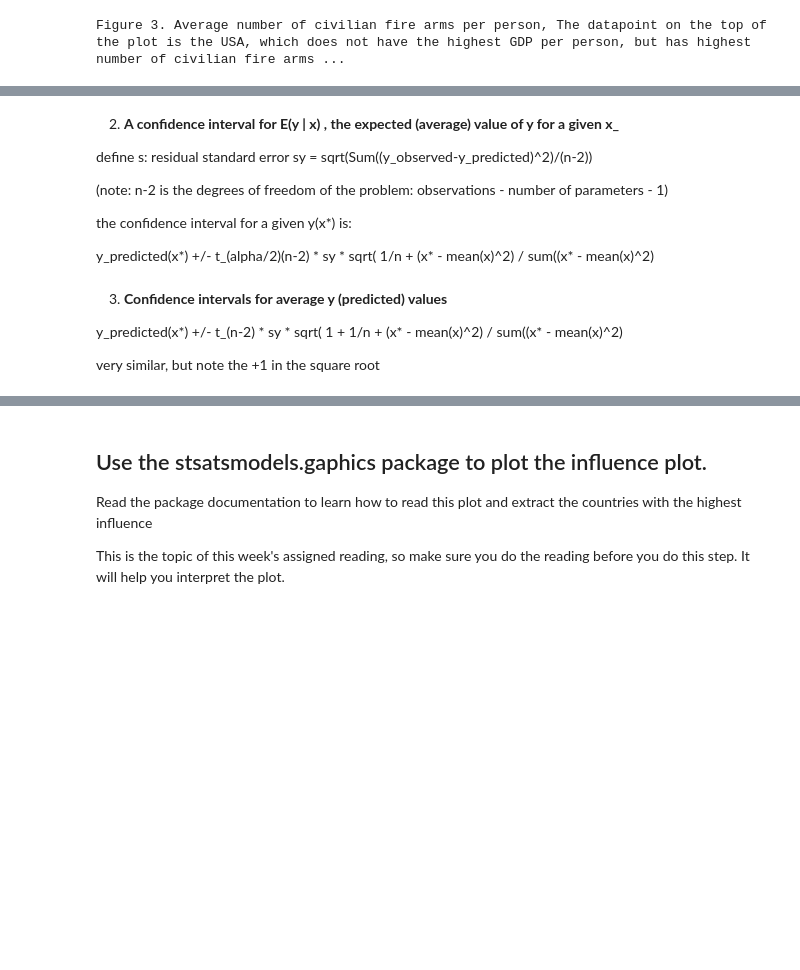
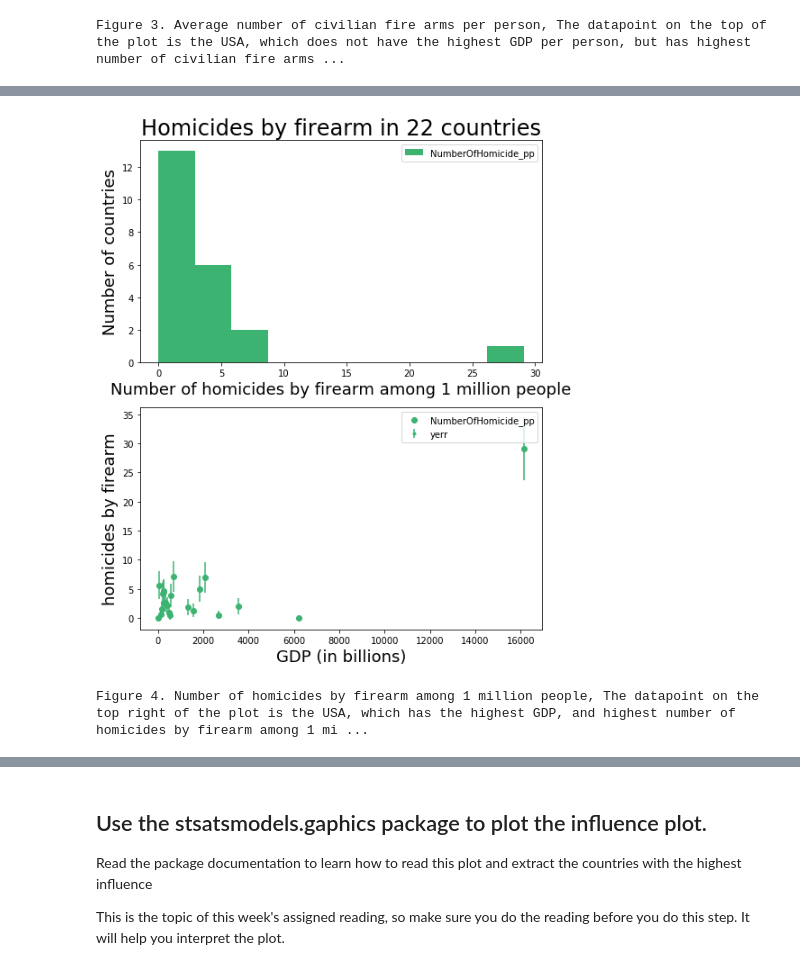
Before and after one commit to sebscho/PUI2017_lz1714, a Jupyter notebook: HW5_lz1714/Assignment3.ipynb, the cells around one changed output, grey strips where cells are left out. Cells and saved outputs as stored; diff of their text form; code cells hidden in the pictures; blank space fills up the shorter version.

```diff
--- a/HW5_lz1714/Assignment3.ipynb
+++ b/HW5_lz1714/Assignment3.ipynb
@@ -83,3 +80,5 @@ Index(['Country/Territory', 'ISO code', 'Source', '% of homicides by firearm',
       dtype='object', length=133)
 # %%
 df = result[['Country Name', 'Average total all civilian firearms', 'pop', 'gdp', 'Number of homicides by firearm', 'Country', 'Guns/100 inhabitants', 'Number of mass shootings']]
+df = df.copy(deep=True) #make a copy
+df.head()
@@ -398,10 +200,0 @@ Image(filename="../Lab5_fb55/confidence_intervals_regression2.png")
-# %% [markdown]
-2) **A confidence interval for E(y | x) , the expected (average) value of y for a given x_**
-
-define s: residual standard error sy = sqrt(Sum((y_observed-y_predicted)^2)/(n-2))
-
-(note: n-2 is the degrees of freedom of the problem: observations - number of parameters - 1)
-
-the confidence interval for a given y(x*) is:
-
-y_predicted(x*) +/- t_(alpha/2)(n-2) * sy * sqrt( 1/n + (x* - mean(x)^2) / sum((x* - mean(x)^2)
@@ -411,6 +200,0 @@ Image(filename="../Lab5_fb55/ciY.png")
-# %% [markdown]
-3) **Confidence intervals for average y (predicted) values**
-
-y_predicted(x*) +/- t_(n-2) * sy * sqrt( 1 + 1/n + (x* - mean(x)^2) / sum((x* - mean(x)^2)
-
-very similar, but note the +1 in the square root
@@ -426,0 +201,29 @@ pl.xlabel("Fire arms");
+# %%
+fig = plt.figure(figsize=(8,10))
+
+ax1 = fig.add_subplot(211)
+ax1.hist(df['NumberOfHomicide_pp'], color='mediumseagreen')
+ax1.set_xlabel('Number of homicides by firearm among 1 million people', fontsize = 18)
+ax1.set_ylabel('Number of countries', fontsize = 18)
+ax1.set_ylim()
+ax1.legend()
+plt.title("Homicides by firearm in 22 countries", fontsize=24)
+
+ax2 = fig.add_subplot(212)
+scatter = ax2.scatter(df['gdp'] / 1e9, df['NumberOfHomicide_pp'], color='mediumseagreen')
+ax2.errorbar(df['gdp'] / 1e9, df['NumberOfHomicide_pp'],
+             yerr = np.sqrt(df['NumberOfHomicide_pp']*1.0),
+             fmt = '.', color='mediumseagreen', label='yerr')
+ax2.set_xlabel('GDP (in billions)', fontsize = 18)
+ax2.set_ylabel('homicides by firearm', fontsize = 18)
+ax2.set_ylim()
+ax2.legend()
+
+plt.show()
+print ("Figure 4. Number of homicides by firearm among 1 million people, " +
+       "The datapoint on the top right of the plot is the USA, " +
+       "which has the highest GDP, " +
+       "and highest number of homicides by firearm among 1 million people.")
+# %% [output]
+[figure, added]
+Figure 4. Number of homicides by firearm among 1 million people, The datapoint on the top right of the plot is the USA, which has the highest GDP, and highest number of homicides by firearm among 1 mi ...
```
Also changed, not shown: parts of 55 cells of this notebook.
